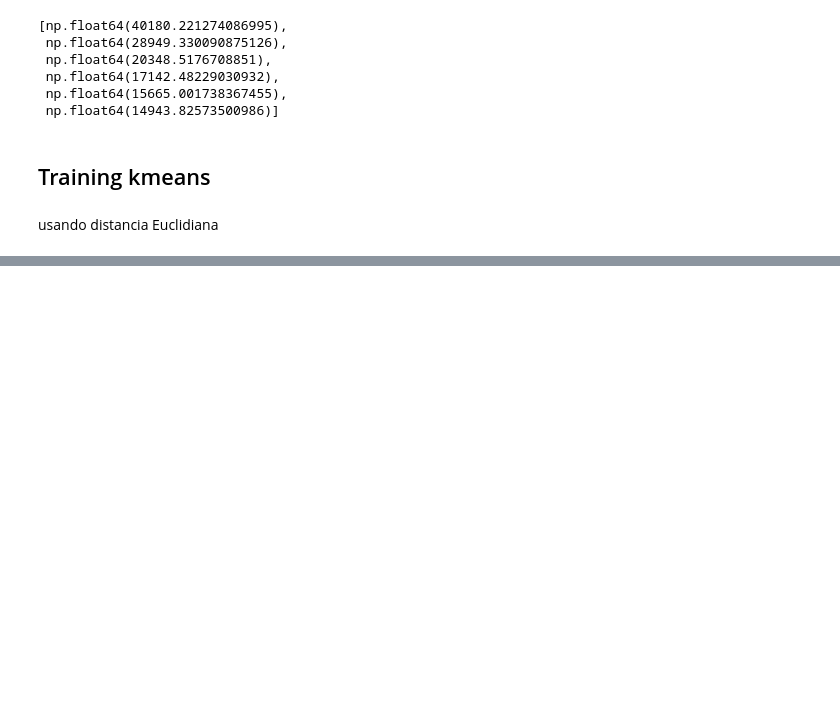
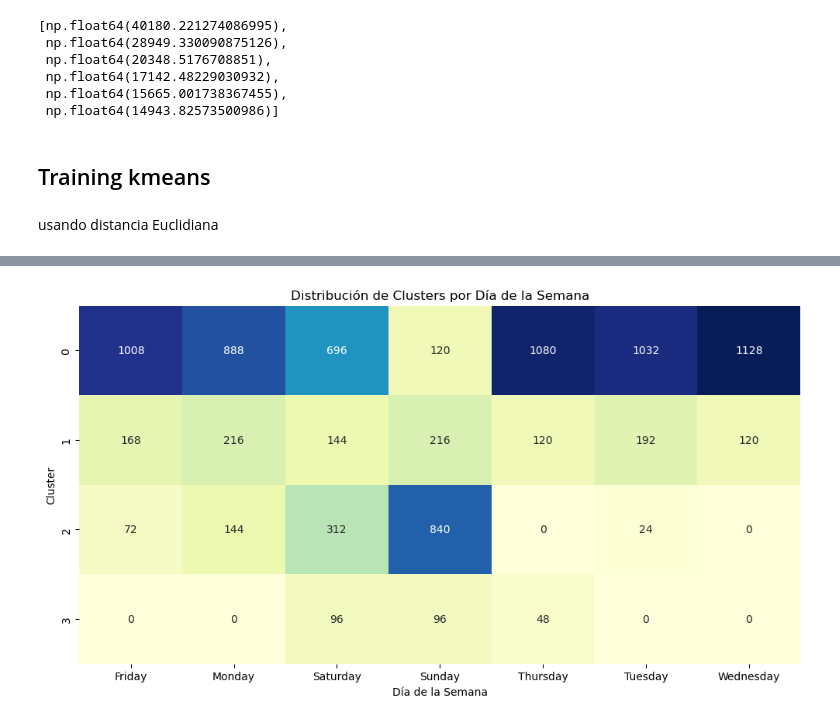
Before and after one commit to kesant/lightweight_clustered_energy_forecasts, a Jupyter notebook: notebooks/11A/4.0_kjst_distance_clustering.ipynb, the cells around one changed output, grey strips where cells are left out. Saved outputs shown, nothing was run; the diff lists cells and outputs as text; code cells hidden in the pictures; blank space fills up the shorter version.

```diff
--- a/notebooks/11A/4.0_kjst_distance_clustering.ipynb
+++ b/notebooks/11A/4.0_kjst_distance_clustering.ipynb
@@ -235,0 +269,19 @@ AttributeError: 'numpy.ndarray' object has no attribute 'index'
+# %%
+# Crear una lista vacía para almacenar las fechas y las etiquetas de los clusters
+dates = []
+cluster_labels = []
+
+# Recorrer las series de tiempo, y asignar las fechas y las etiquetas correspondientes
+for i, daily_df in enumerate(list_of_dataframes):
+    current_dates = daily_df.index.date  # Obtener las fechas de este día
+    dates.extend(current_dates)  # Añadir las fechas
+    cluster_labels.extend([labels[i]] * len(current_dates))  # Añadir la etiqueta del cluster para cada fecha
+
+# Crear un DataFrame con las fechas y las etiquetas de los clusters
+df_clusters = pd.DataFrame({
+    'Date': dates,
+    'Cluster': cluster_labels
+})
+
+# Ver las primeras filas para verificar
+df_clusters.head()
@@ -235,0 +295,18 @@ AttributeError: 'numpy.ndarray' object has no attribute 'index'
+# %%
+# Extraer el día de la semana de las fechas
+df_clusters['Weekday'] = pd.to_datetime(df_clusters['Date']).dt.day_name()
+
+# Agrupar por cluster y día de la semana
+weekday_distribution = df_clusters.groupby(['Cluster', 'Weekday']).size().unstack(fill_value=0)
+
+import seaborn as sns
+
+# Mostrar la distribución por día de la semana
+plt.figure(figsize=(12, 6))
+sns.heatmap(weekday_distribution, annot=True, cmap="YlGnBu", fmt='d', cbar=False)
+plt.title('Distribución de Clusters por Día de la Semana')
+plt.xlabel('Día de la Semana')
+plt.ylabel('Cluster')
+plt.show()
+# %% [output]
+[figure, added]
```
Also changed, not shown: parts of 17 cells of this notebook.
